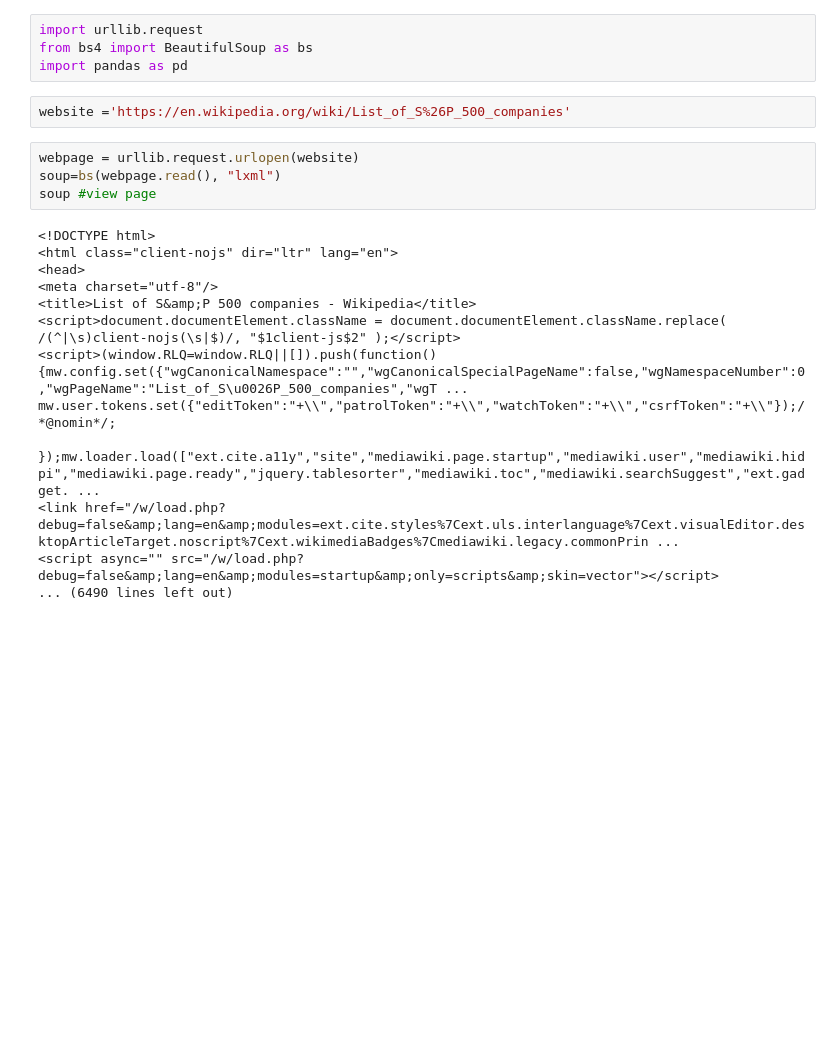
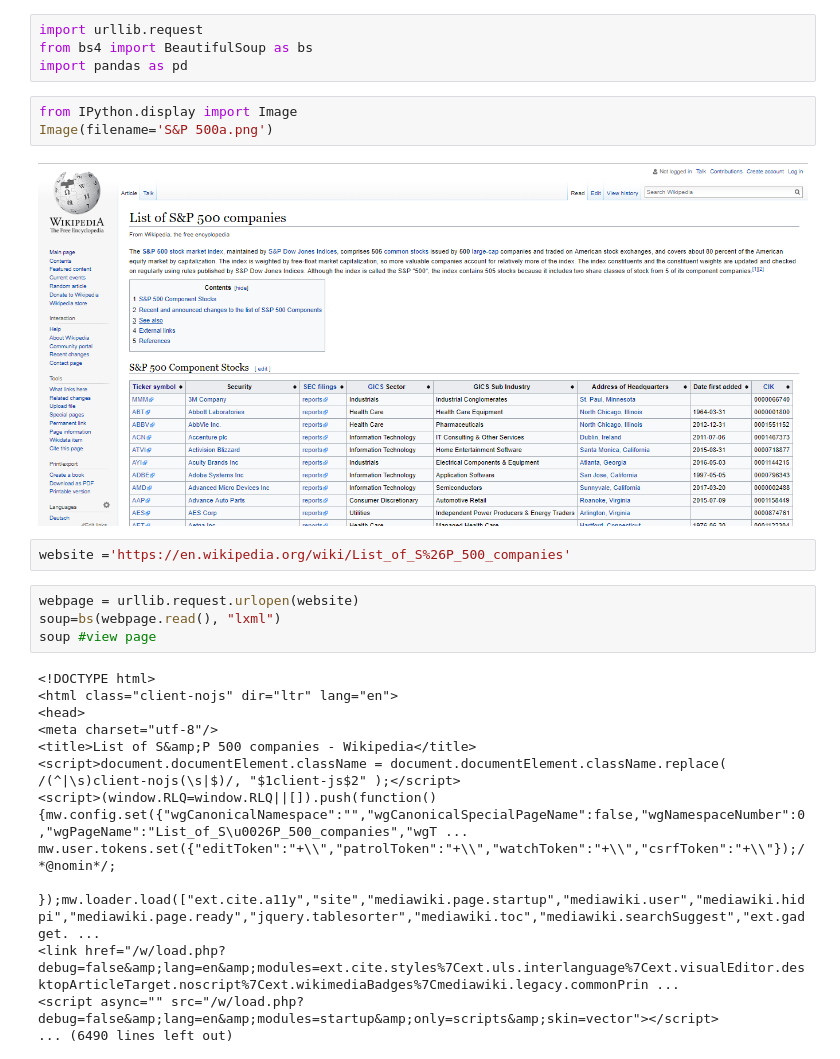
Before and after one commit to Python1001/Workshop-4, a Jupyter notebook: S&P 500.ipynb, the cells around one changed output. Drawn from its saved outputs; the diff is of its cells as text; blank space fills up the shorter version.

```diff
--- a/S&P 500.ipynb
+++ b/S&P 500.ipynb
@@ -2,6 +2,11 @@
 import urllib.request
 from bs4 import BeautifulSoup as bs
 import pandas as pd
+# %%
+from IPython.display import Image
+Image(filename='S&P 500a.png')
+# %% [output]
+[figure, added]
 # %%
 website ='https://en.wikipedia.org/wiki/List_of_S%26P_500_companies'
 # %%
```
Also changed, not shown: parts of 18 cells of this notebook, 12 other files.
